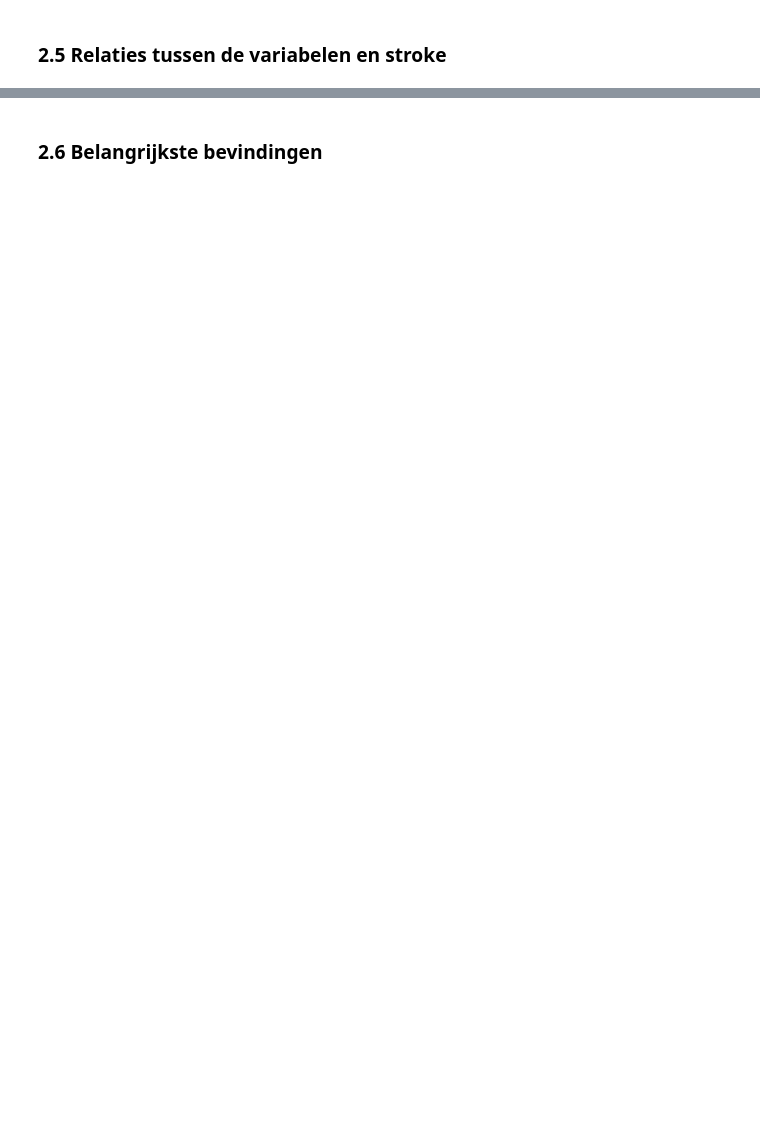
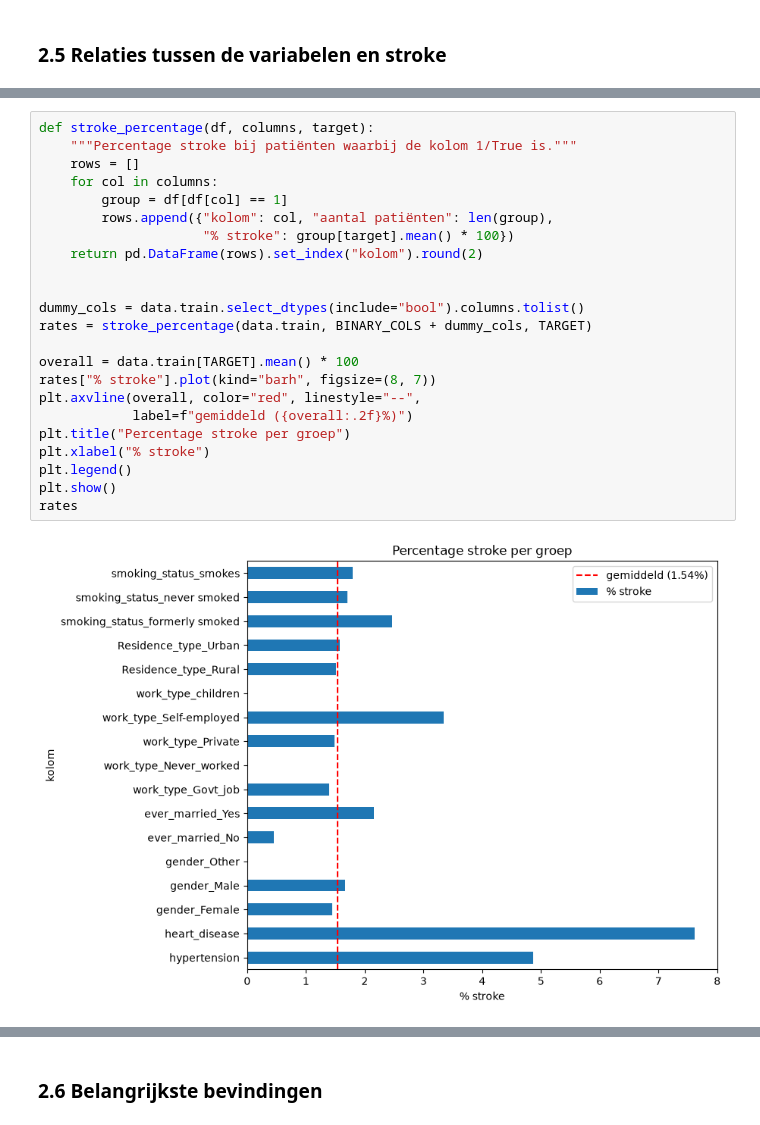
Before and after one commit to rabpie/26-27-Machine-Learning-groep-6, a Jupyter notebook: ML-Voorspel herseninfarct.ipynb, the cells around one changed output, grey strips where cells are left out. Saved outputs shown, nothing was run; the diff lists cells and outputs as text; blank space fills up the shorter version.

```diff
--- a/ML-Voorspel herseninfarct.ipynb
+++ b/ML-Voorspel herseninfarct.ipynb
@@ -97,0 +364,25 @@ submission: (8388, 2)
+# %%
+def stroke_percentage(df, columns, target):
+    """Percentage stroke bij patiënten waarbij de kolom 1/True is."""
+    rows = []
+    for col in columns:
+        group = df[df[col] == 1]
+        rows.append({"kolom": col, "aantal patiënten": len(group),
+                     "% stroke": group[target].mean() * 100})
+    return pd.DataFrame(rows).set_index("kolom").round(2)
+
+
+dummy_cols = data.train.select_dtypes(include="bool").columns.tolist()
+rates = stroke_percentage(data.train, BINARY_COLS + dummy_cols, TARGET)
+
+overall = data.train[TARGET].mean() * 100
+rates["% stroke"].plot(kind="barh", figsize=(8, 7))
+plt.axvline(overall, color="red", linestyle="--",
+            label=f"gemiddeld ({overall:.2f}%)")
+plt.title("Percentage stroke per groep")
+plt.xlabel("% stroke")
+plt.legend()
+plt.show()
+rates
+# %% [output]
+[figure, added]
```
Also changed, not shown: parts of 17 cells of this notebook.
